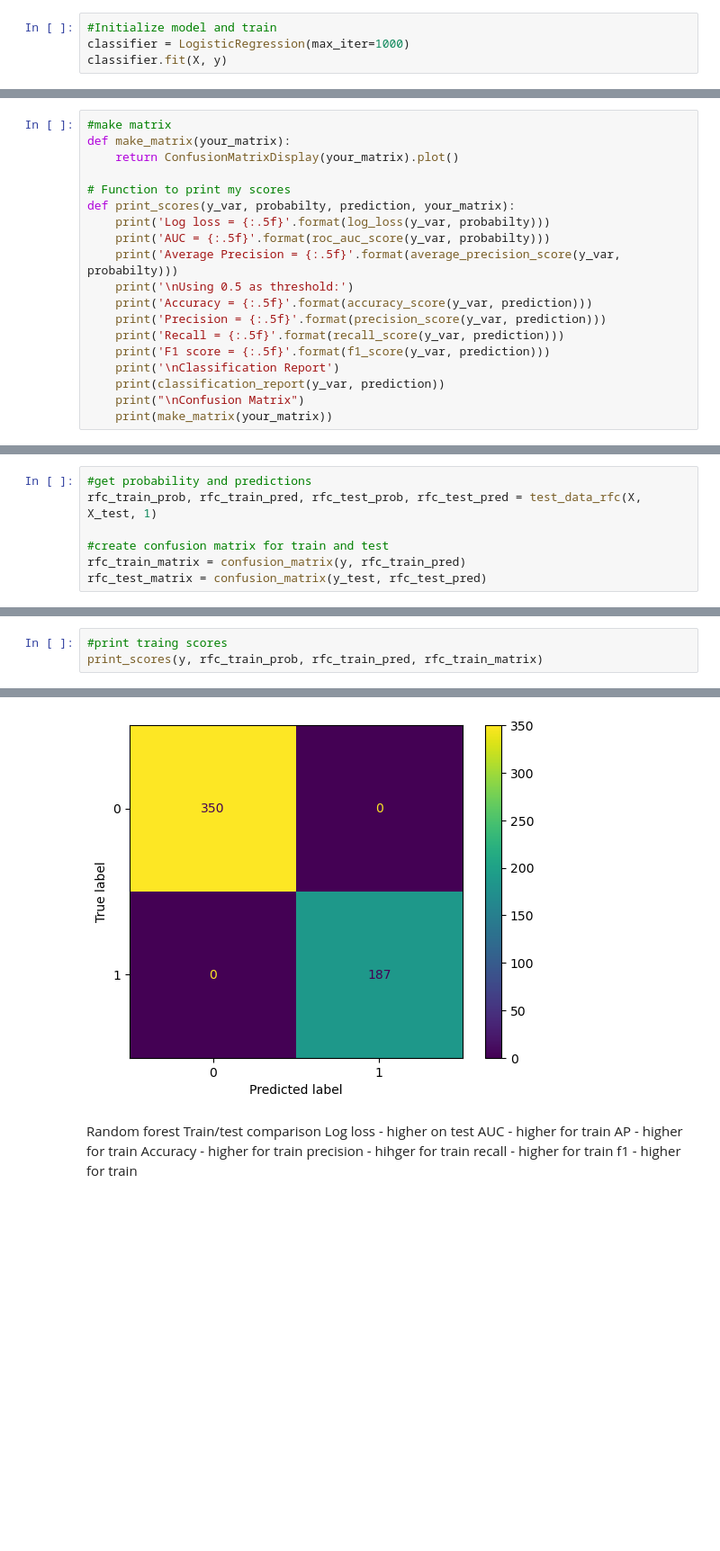
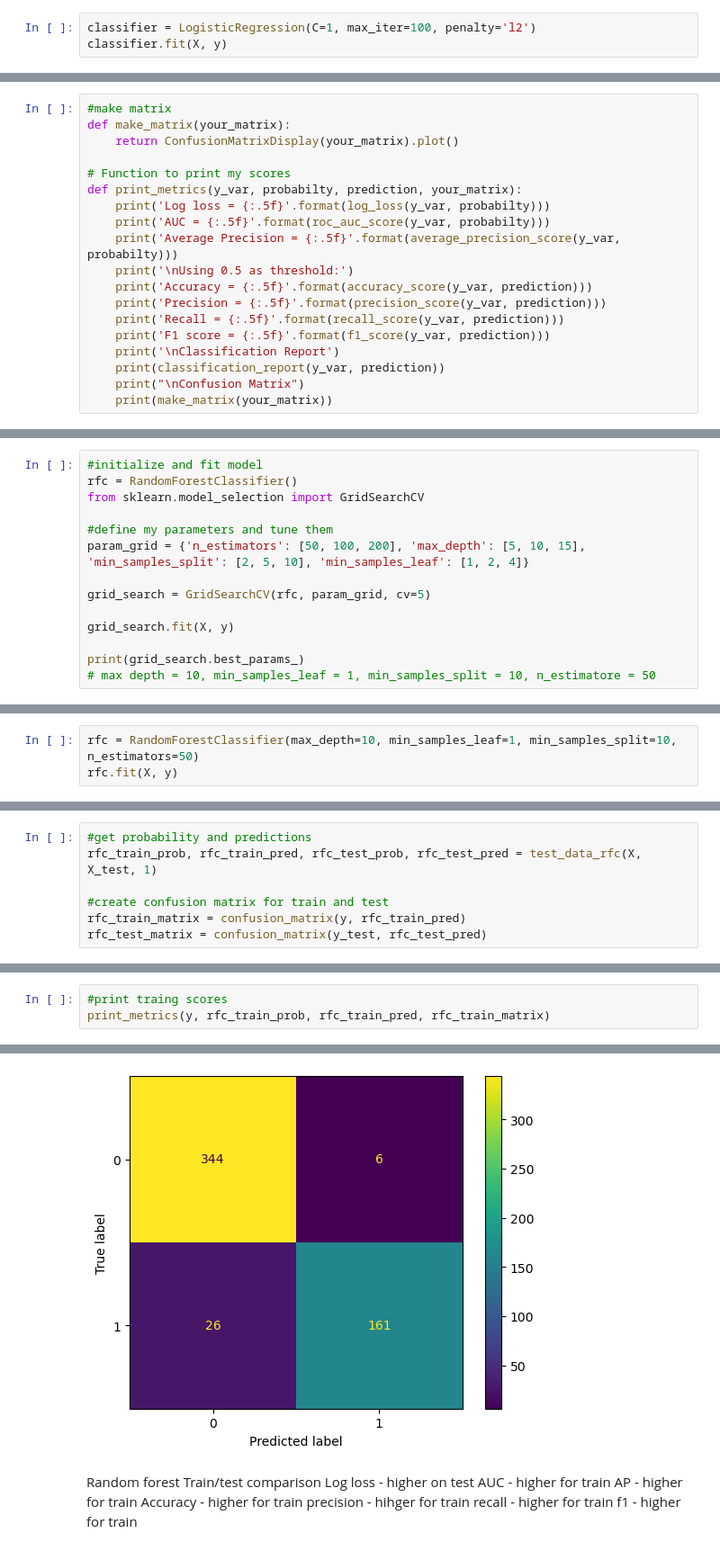
Before and after one commit to SBangarh/ml-project-supervised-learning, a Jupyter notebook: Supervised Learning - Project.ipynb, the cells around one changed output, grey strips where cells are left out. Shown at 90% size. Saved outputs shown, nothing was run; the diff lists cells and outputs as text; blank space fills up the shorter version.

```diff
--- a/Supervised Learning - Project.ipynb
+++ b/Supervised Learning - Project.ipynb
@@ -415,5 +448,4 @@ For this task, you are required to build a machine learning model to predict the
 # %%
-#Initialize model and train
-classifier = LogisticRegression(max_iter=1000)
+classifier = LogisticRegression(C=1, max_iter=100, penalty='l2')
 classifier.fit(X, y)
 # %% [output]
@@ -431,7 +466,7 @@ def make_matrix(your_matrix):
     return ConfusionMatrixDisplay(your_matrix).plot()
 
 # Function to print my scores
-def print_scores(y_var, probabilty, prediction, your_matrix):
+def print_metrics(y_var, probabilty, prediction, your_matrix):
     print('Log loss = {:.5f}'.format(log_loss(y_var, probabilty)))
     print('AUC = {:.5f}'.format(roc_auc_score(y_var, probabilty)))
     print('Average Precision = {:.5f}'.format(average_precision_score(y_var, probabilty)))
@@ -536,0 +562,14 @@ RandomForestClassifier(random_state=0)
+# %%
+#initialize and fit model
+rfc = RandomForestClassifier()
+from sklearn.model_selection import GridSearchCV
+
+#define my parameters and tune them
+param_grid = {'n_estimators': [50, 100, 200], 'max_depth': [5, 10, 15], 'min_samples_split': [2, 5, 10], 'min_samples_leaf': [1, 2, 4]}
+
+grid_search = GridSearchCV(rfc, param_grid, cv=5)
+
+grid_search.fit(X, y)
+
+print(grid_search.best_params_)
+# max depth = 10, min_samples_leaf = 1, min_samples_split = 10, n_estimatore = 50
@@ -536,0 +578,3 @@ RandomForestClassifier(random_state=0)
+# %%
+rfc = RandomForestClassifier(max_depth=10, min_samples_leaf=1, min_samples_split=10, n_estimators=50)
+rfc.fit(X, y)
@@ -552,4 +604,4 @@ rfc_test_matrix = confusion_matrix(y_test, rfc_test_pred)
 # %%
 #print traing scores
-print_scores(y, rfc_train_prob, rfc_train_pred, rfc_train_matrix)
+print_metrics(y, rfc_train_prob, rfc_train_pred, rfc_train_matrix)
 # %% [output]
@@ -565,12 +617,12 @@ F1 score = 1.00000
 
 Classification Report
               precision    recall  f1-score   support
 ... (7 lines left out)
 
 
 Confusion Matrix
 <sklearn.metrics._plot.confusion_matrix.ConfusionMatrixDisplay object at 0x...>
-[figure, old version]
+[figure, new version]
 # %% [markdown]
 Random forest Train/test comparison
 Log loss - higher on test
```
Also changed, not shown: parts of 19 cells of this notebook.
